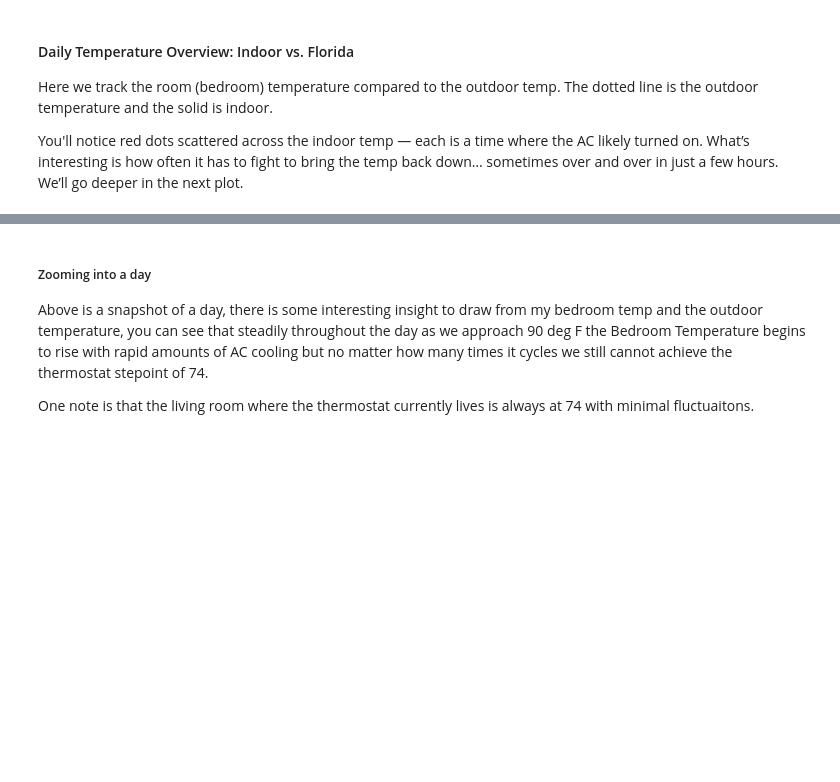
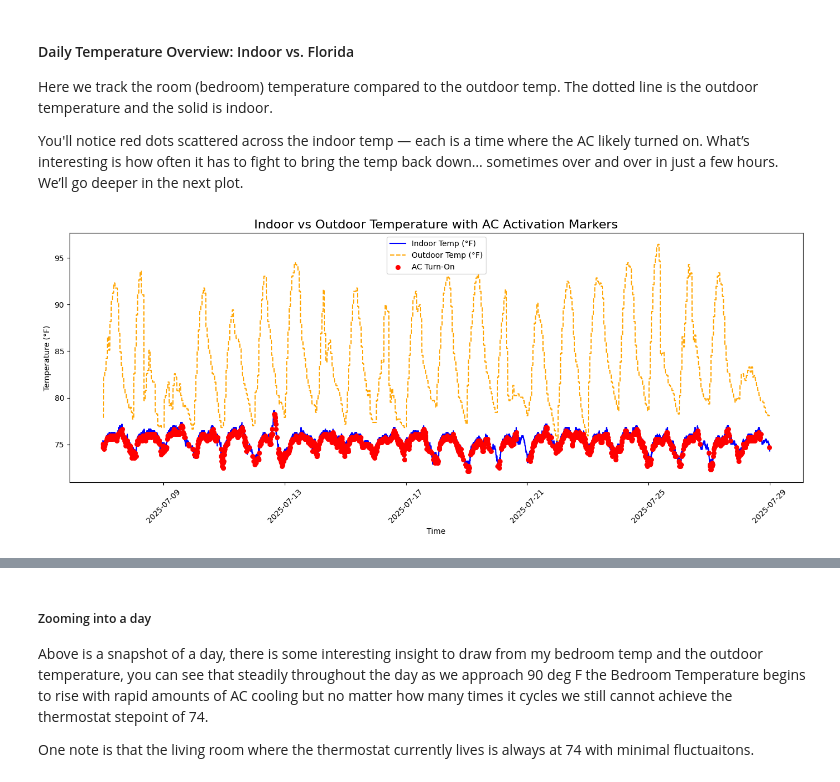
Before and after one commit to ZacharyK-eng/USFDSBC, a Jupyter notebook: Data Storytelling/Why we need a smart thermostat.ipynb, the cells around one changed output, grey strips where cells are left out. Drawn from its saved outputs; the diff is of its cells as text; code cells hidden in the pictures; blank space fills up the shorter version.

```diff
--- a/Data Storytelling/Why we need a smart thermostat.ipynb
+++ b/Data Storytelling/Why we need a smart thermostat.ipynb
@@ -57,10 +61,25 @@ Here we track the room (bedroom) temperature compared to the outdoor temp. The d
 
 You'll notice red dots scattered across the indoor temp — each is a time where the AC likely turned on. What’s interesting is how often it has to fight to bring the temp back down… sometimes over and over in just a few hours. We’ll go deeper in the next plot.
 # %%
-fig = go.Figure()
-fig.add_trace(go.Scatter(x=df.index, y=df['indoor_temp'], mode='lines', name='Indoor Temp (°F)'))
-fig.add_trace(go.Scatter(x=df.index, y=df['outdoor_temp_f'], mode='lines', name='Outdoor Temp (°F)', line=dict(dash='dot')))
-fig.add_trace(go.Scatter(x=ac_events.index, y=ac_events['indoor_temp'], mode='markers', name='AC Turn-On', marker=dict(color='red', size=6)))
-fig.update_layout(title='Indoor vs Outdoor Temperature with AC Activation Markers', xaxis_title='Time', yaxis_title='Temperature (°F)', hovermode='x unified')
-fig.show()
+# Create figure and axis
+fig, ax = plt.subplots(figsize=(14, 6))
+
+# Plot indoor temp
+ax.plot(df.index, df['indoor_temp'], label='Indoor Temp (°F)', color='blue', linewidth=1.5)
+
+# Plot outdoor temp (dashed)
+ax.plot(df.index, df['outdoor_temp_f'], label='Outdoor Temp (°F)', color='orange', linestyle='--', linewidth=1.5)
+
+# Plot AC events as red dots
+ax.scatter(ac_events.index, ac_events['indoor_temp'], label='AC Turn-On', color='red', s=30, zorder=5)
+
+# Labels and legend
+ax.set_title('Indoor vs Outdoor Temperature with AC Activation Markers', fontsize=16)
+ax.set_xlabel('Time')
+ax.set_ylabel('Temperature (°F)')
+ax.legend()
+plt.xticks(rotation=45)
+plt.tight_layout()
+# %% [output]
+[figure, added]
 # %%
```
Also changed, not shown: parts of 7 cells of this notebook.
